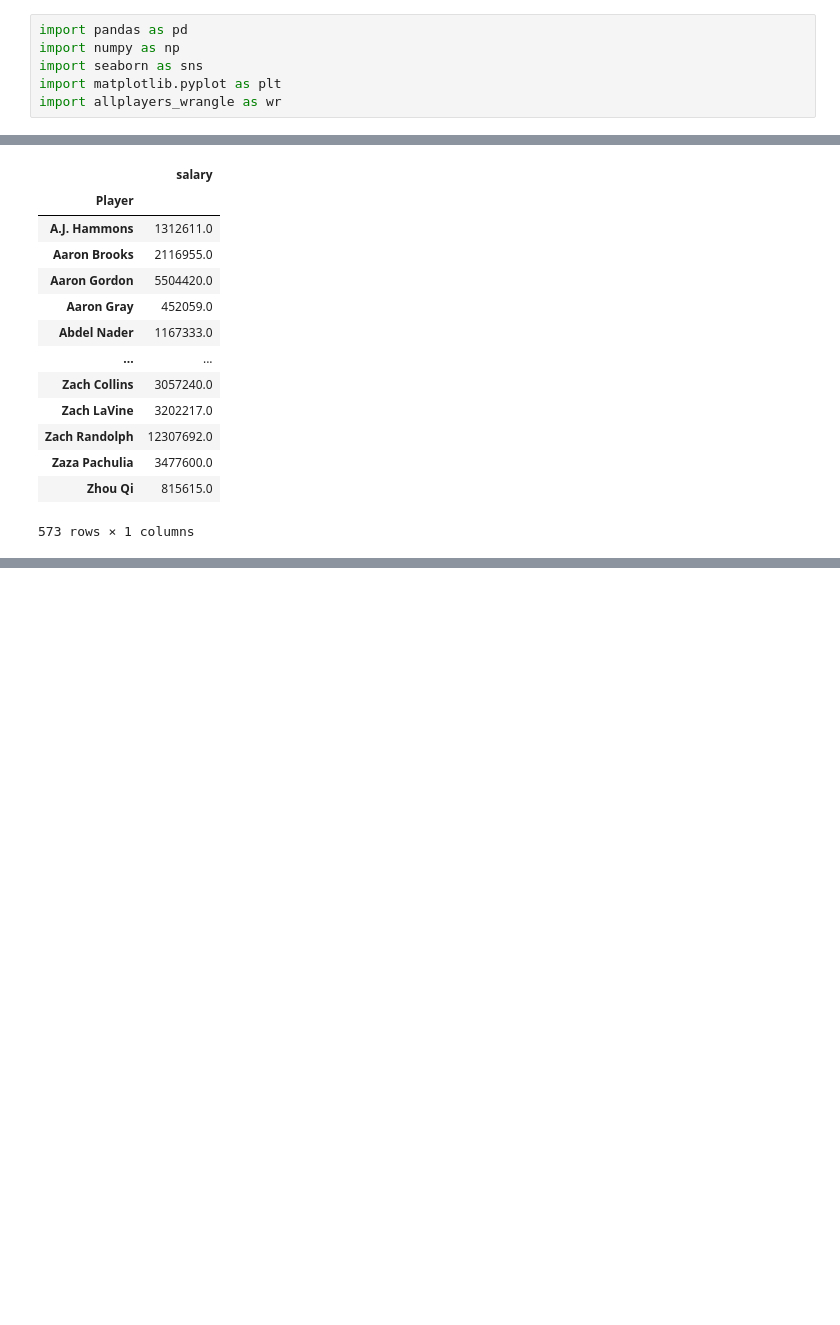
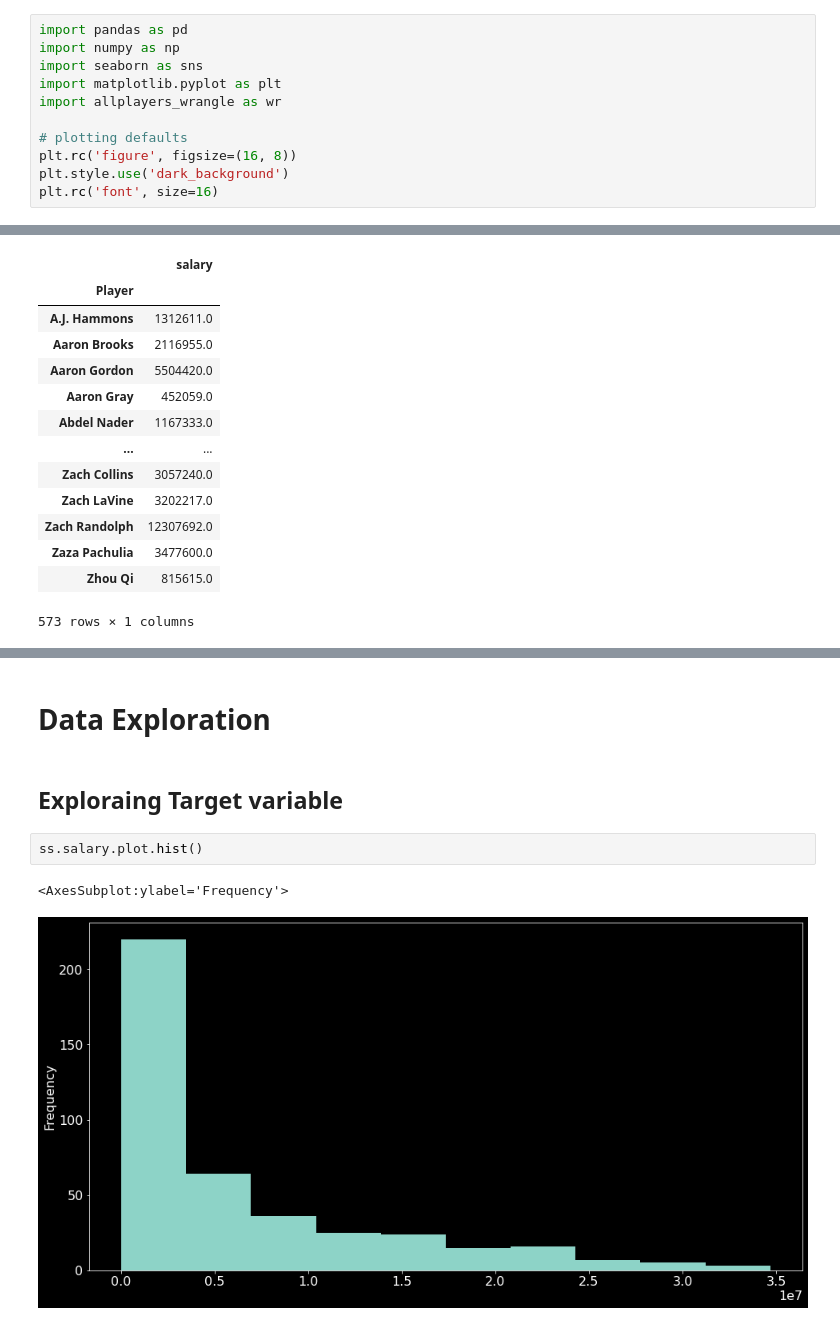
Before and after one commit to VincentBanuelos/nba_salary_predictor, a Jupyter notebook: allplayers.ipynb, the cells around one changed output, grey strips where cells are left out. Drawn from its saved outputs; the diff is of its cells as text; blank space fills up the shorter version.

```diff
--- a/allplayers.ipynb
+++ b/allplayers.ipynb
@@ -4,6 +4,11 @@ import numpy as np
 import seaborn as sns
 import matplotlib.pyplot as plt
 import allplayers_wrangle as wr
+
+# plotting defaults
+plt.rc('figure', figsize=(16, 8))
+plt.style.use('dark_background')
+plt.rc('font', size=16)
 # %%
 def get_players_stats():
     stats = pd.read_csv('stats.csv')
@@ -86,0 +110,9 @@ train.head()
+# %% [markdown]
+# Data Exploration
+# %% [markdown]
+## Exploraing Target variable
+# %%
+ss.salary.plot.hist()
+# %% [output]
+<AxesSubplot:ylabel='Frequency'>
+[figure, added]
```
Also changed, not shown: parts of 16 cells of this notebook, 1 other file.
